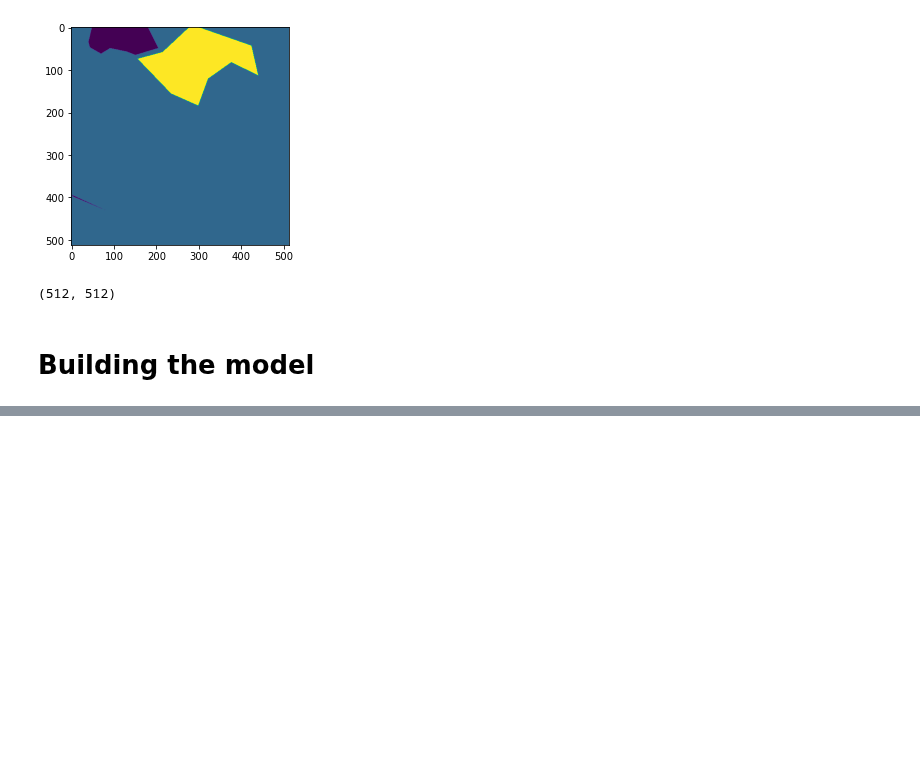
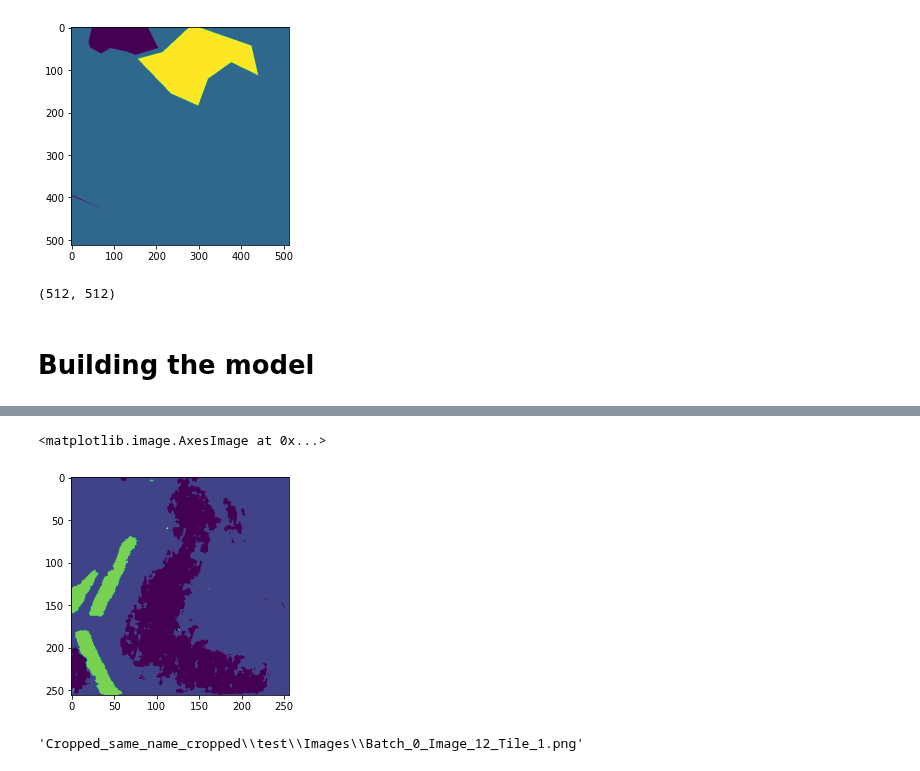
Before and after one commit to CSCCNY/final-project-landandbuildingsatimg-ccny, a Jupyter notebook: notebooks/scratch/01-SM_VGG16_UNET.ipynb, the cells around one changed output, grey strips where cells are left out. Drawn from its saved outputs; the diff is of its cells as text; code cells hidden in the pictures; blank space fills up the shorter version.

```diff
--- a/notebooks/scratch/01-SM_VGG16_UNET.ipynb
+++ b/notebooks/scratch/01-SM_VGG16_UNET.ipynb
@@ -260,3 +316,8 @@ out = model.predict_segmentation(
+# %%
+plt.imshow(out)
+# %% [output]
+<matplotlib.image.AxesImage at 0x...>
+[figure, added]
 # %%
 o = model.predict_segmentation(
     inp="dataset1/images_prepped_test/0016E5_07965.png",
@@ -264,3 +325,8 @@ o = model.predict_segmentation(
     class_names = [ "Sky",    "Building", "Pole","Road","Pavement","Tree","SignSymbol", "Fence", "Car","Pedestrian", "Bicyclist"]
 
 )
+# %%
+reading_mask = glob.glob(r'Cropped_same_name_cropped\test\Images\*.png')
+reading_mask[6]
+# %% [output]
+'Cropped_same_name_cropped\\test\\Images\\Batch_0_Image_12_Tile_1.png'
```
Also changed, not shown: parts of 21 cells of this notebook.
